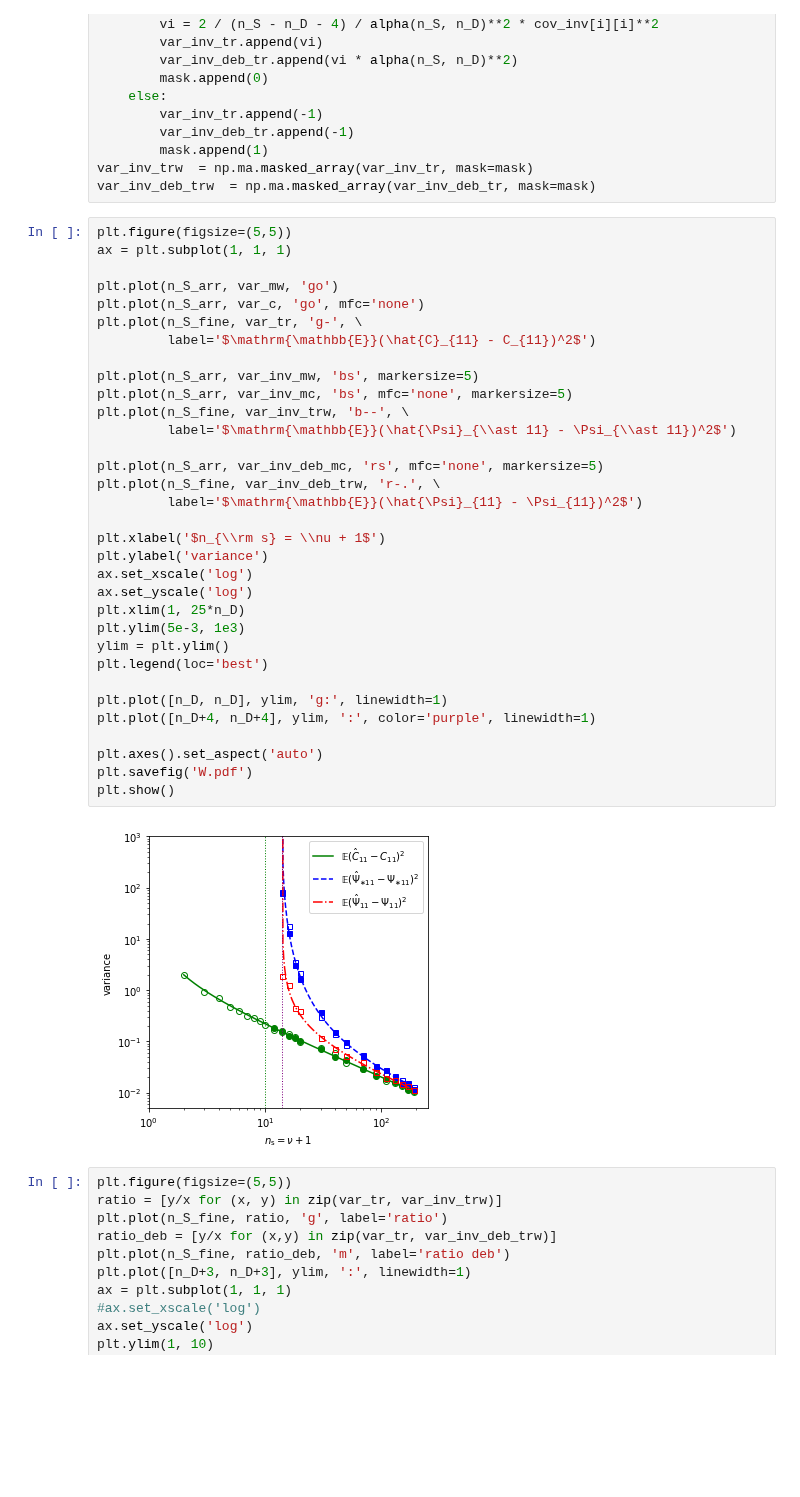
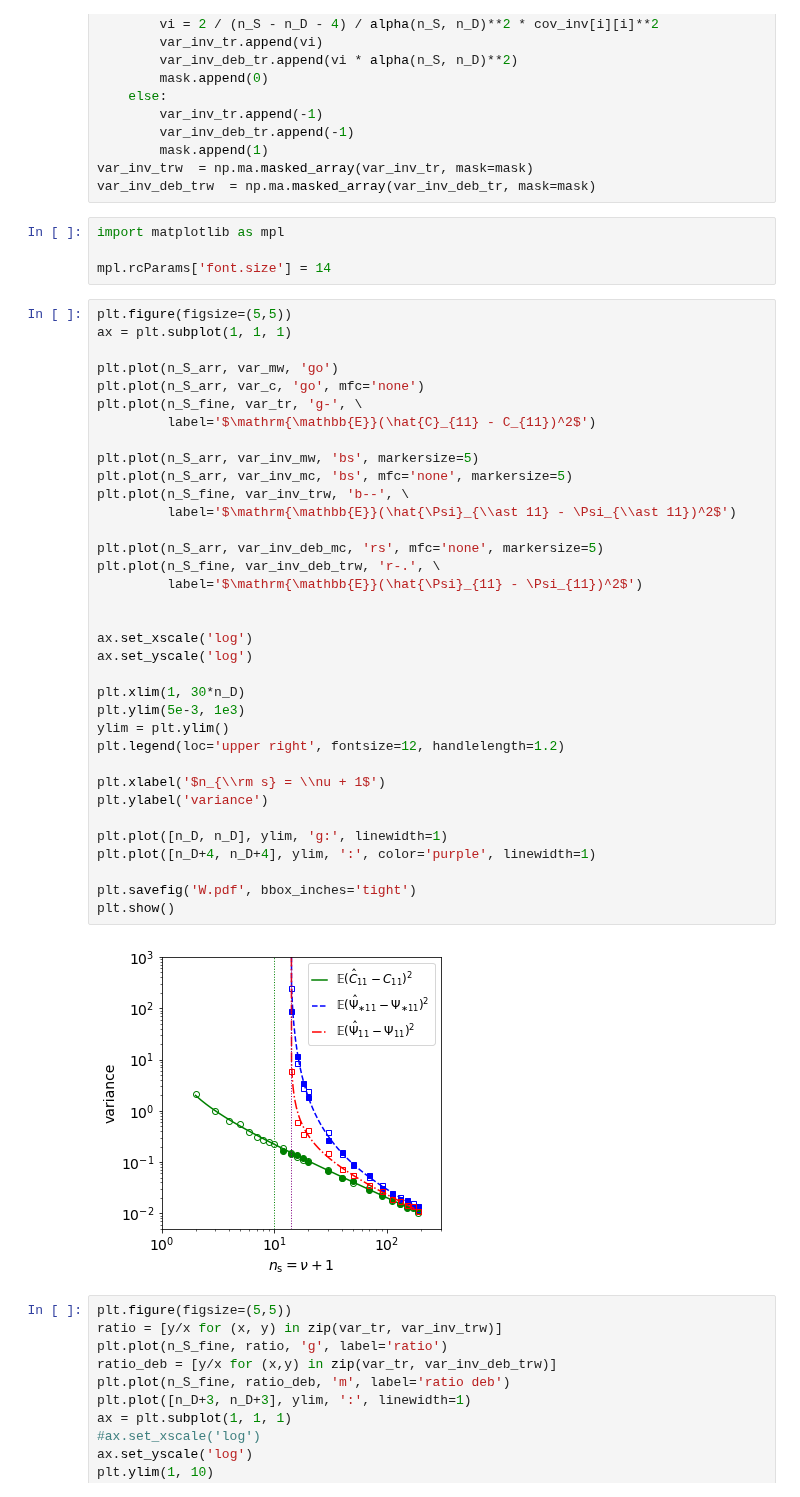
Before and after one commit to emilleishida/CorrMatrix_ABC, a Jupyter notebook: scripts/cov_matrix_definition/wishart.ipynb, the cells around one changed output. Saved outputs shown, nothing was run; the diff lists cells and outputs as text; blank space fills up the shorter version.

Commit message:
Fig 2 increased font size

```diff
--- a/scripts/cov_matrix_definition/wishart.ipynb
+++ b/scripts/cov_matrix_definition/wishart.ipynb
@@ -276,41 +276,47 @@ for n_S in n_S_fine:
         mask.append(1)
 var_inv_trw  = np.ma.masked_array(var_inv_tr, mask=mask)
 var_inv_deb_trw  = np.ma.masked_array(var_inv_deb_tr, mask=mask)
+# %%
+import matplotlib as mpl
+
+mpl.rcParams['font.size'] = 14
 # %%
 plt.figure(figsize=(5,5))
 ax = plt.subplot(1, 1, 1)
 
 plt.plot(n_S_arr, var_mw, 'go')
 plt.plot(n_S_arr, var_c, 'go', mfc='none')
 plt.plot(n_S_fine, var_tr, 'g-', \
          label='$\mathrm{\mathbb{E}}(\hat{C}_{11} - C_{11})^2$')
 
 plt.plot(n_S_arr, var_inv_mw, 'bs', markersize=5)
 plt.plot(n_S_arr, var_inv_mc, 'bs', mfc='none', markersize=5)
 plt.plot(n_S_fine, var_inv_trw, 'b--', \
          label='$\mathrm{\mathbb{E}}(\hat{\Psi}_{\\ast 11} - \Psi_{\\ast 11})^2$')
 
 plt.plot(n_S_arr, var_inv_deb_mc, 'rs', mfc='none', markersize=5)
 plt.plot(n_S_fine, var_inv_deb_trw, 'r-.', \
          label='$\mathrm{\mathbb{E}}(\hat{\Psi}_{11} - \Psi_{11})^2$')
 
+
+ax.set_xscale('log')
+ax.set_yscale('log')
+
+plt.xlim(1, 30*n_D)
+plt.ylim(5e-3, 1e3)
+ylim = plt.ylim()
+plt.legend(loc='upper right', fontsize=12, handlelength=1.2)
+
 plt.xlabel('$n_{\\rm s} = \\nu + 1$')
 plt.ylabel('variance')
-ax.set_xscale('log')
-ax.set_yscale('log')
-plt.xlim(1, 25*n_D)
-plt.ylim(5e-3, 1e3)
-ylim = plt.ylim()
-plt.legend(loc='best')
 
 plt.plot([n_D, n_D], ylim, 'g:', linewidth=1)
 plt.plot([n_D+4, n_D+4], ylim, ':', color='purple', linewidth=1)
 
-plt.axes().set_aspect('auto')
-plt.savefig('W.pdf')
+plt.savefig('W.pdf', bbox_inches='tight')
 plt.show()
 # %% [output]
-[figure, old version]
+[figure, new version]
 # %%
 plt.figure(figsize=(5,5))
 ratio = [y/x for (x, y) in zip(var_tr, var_inv_trw)]
```
Also changed, not shown: parts of 4 cells of this notebook, 1 other file.
